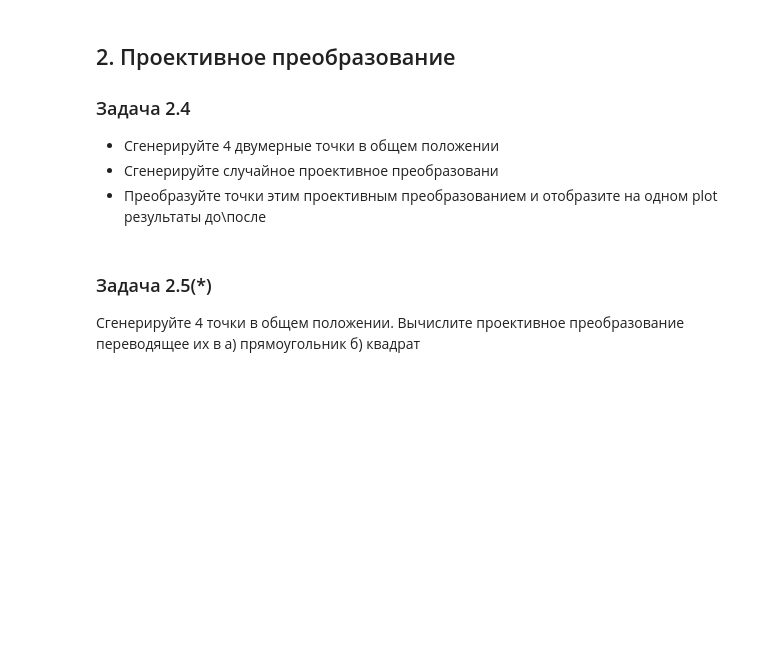
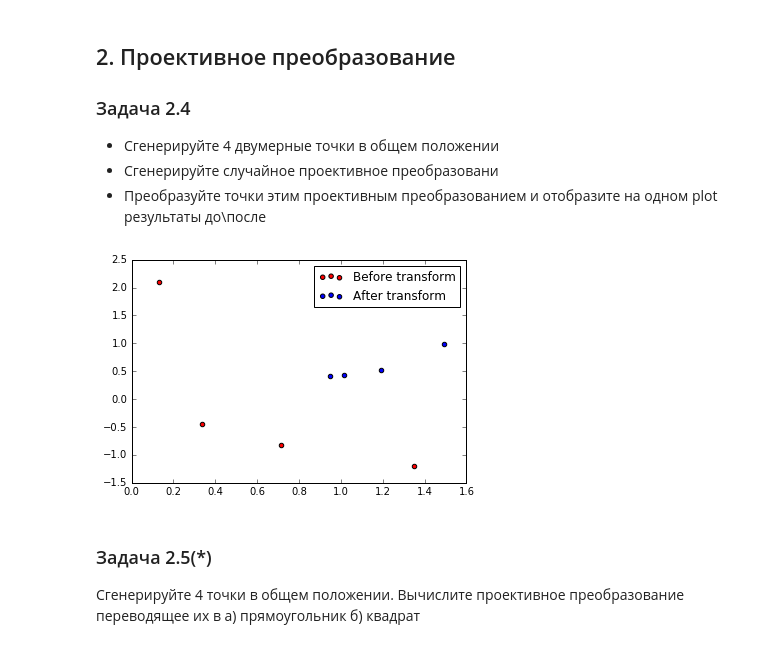
Before and after one commit to vicproon/camgeom, a Jupyter notebook: notebooks/geometry_and_monocular.ipynb, the cells around one changed output. Cells and saved outputs as stored; diff of their text form; code cells hidden in the pictures; blank space fills up the shorter version.

```diff
--- a/notebooks/geometry_and_monocular.ipynb
+++ b/notebooks/geometry_and_monocular.ipynb
@@ -167,3 +247,24 @@ def move(points, rot_mat, t):
+# %%
+number_of_points = 4
+points = generate_2d_points(number_of_points)
+
+def random_transform():
+    tr= np.random.rand(3,3)
+    while(np.linalg.det(tr) == 0):
+        tr = numpy.random.rand((3,3))
+    return tr
+
+
+rt = random_transform()
+t_points = rotate(make_homogenous(points), rt)
+# %%
+%matplotlib inline
+before = plt.scatter(points[:, 0], points[:, 1], c='r')
+after = plt.scatter(t_points[:, 0], t_points[:, 1])
+plt.legend((before, after),('Before transform', 'After transform'), loc='best')
+plt.show()
+# %% [output]
+[figure, added]
 # %% [markdown]
 ### Задача 2.5(*)
 Сгенерируйте 4 точки в общем положении. Вычислите проективное преобразование переводящее их в
```
Also changed, not shown: parts of 29 cells of this notebook.
